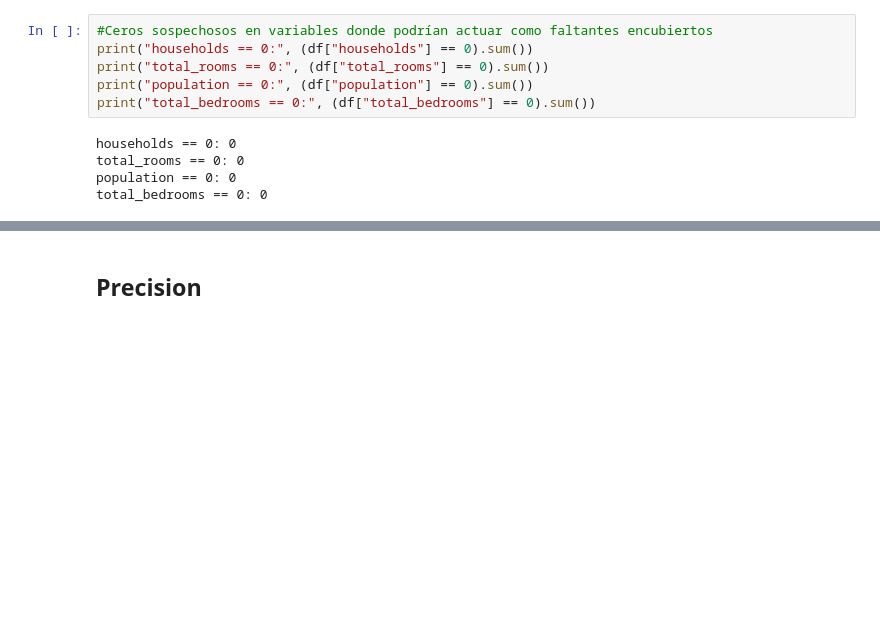
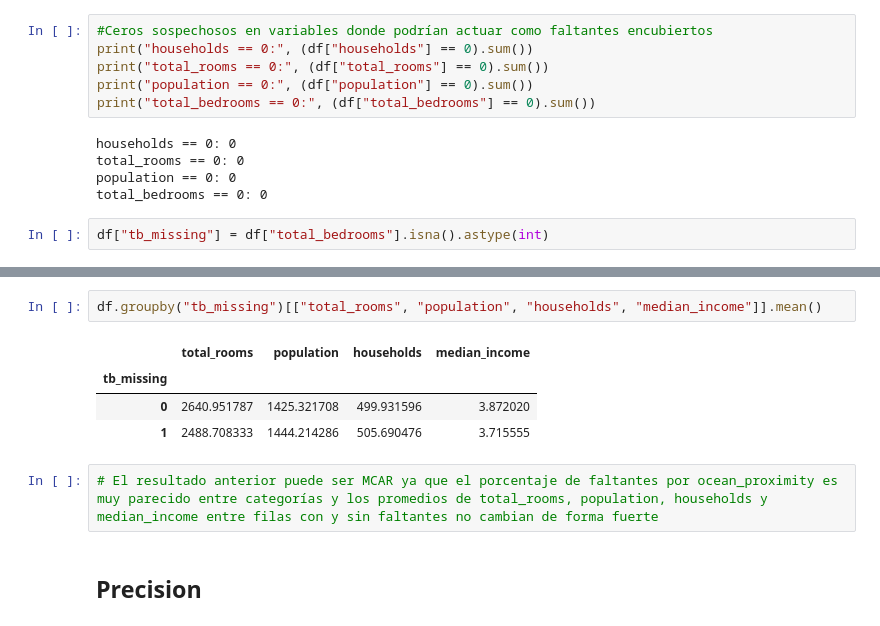
Before and after one commit to gbberru/ds-ml-final-project, a Jupyter notebook: notebooks/01_exploracion.ipynb, the cells around one changed output, grey strips where cells are left out. Cells and saved outputs as stored; diff of their text form; blank space fills up the shorter version.

```diff
--- a/notebooks/01_exploracion.ipynb
+++ b/notebooks/01_exploracion.ipynb
@@ -168,3 +168,5 @@ households == 0: 0
 total_rooms == 0: 0
 population == 0: 0
 total_bedrooms == 0: 0
+# %%
+df["tb_missing"] = df["total_bedrooms"].isna().astype(int)
@@ -171,3 +183,12 @@ total_bedrooms == 0: 0
+# %%
+df.groupby("tb_missing")[["total_rooms", "population", "households", "median_income"]].mean()
+# %% [output]
+|  | total_rooms | population | households | median_income |
+| tb_missing |  |  |  |  |
+| 0 | 2640.951787 | 1425.321708 | 499.931596 | 3.872020 |
+| 1 | 2488.708333 | 1444.214286 | 505.690476 | 3.715555 |
+# %%
+# El resultado anterior puede ser MCAR ya que el porcentaje de faltantes por ocean_proximity es muy parecido entre categorías y los promedios de total_rooms, population, households y median_income entre filas con y sin faltantes no cambian de forma fuerte
 # %% [markdown]
 ## Precision
 # %%
```
Also changed, not shown: parts of 1 cell of this notebook, 2 other files.
